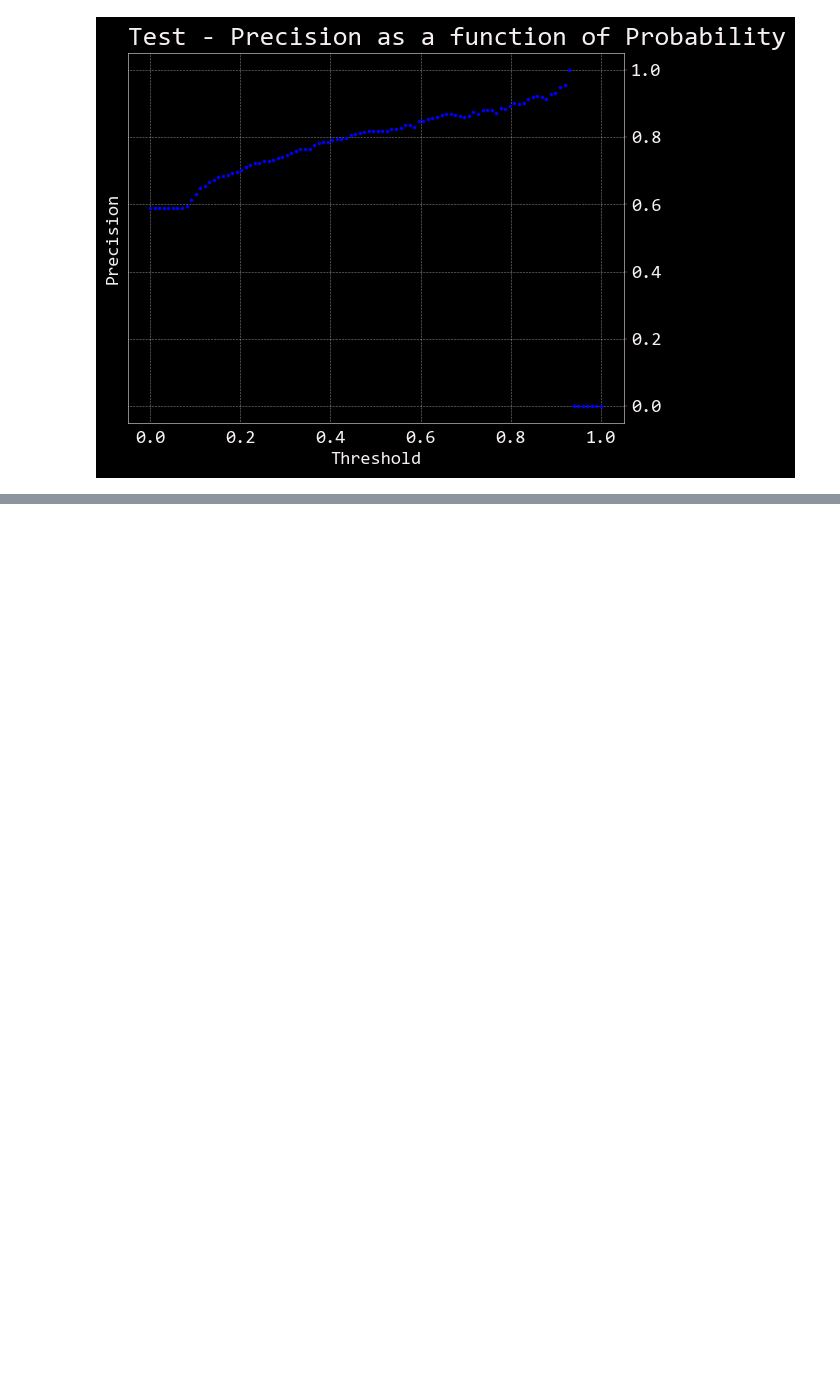
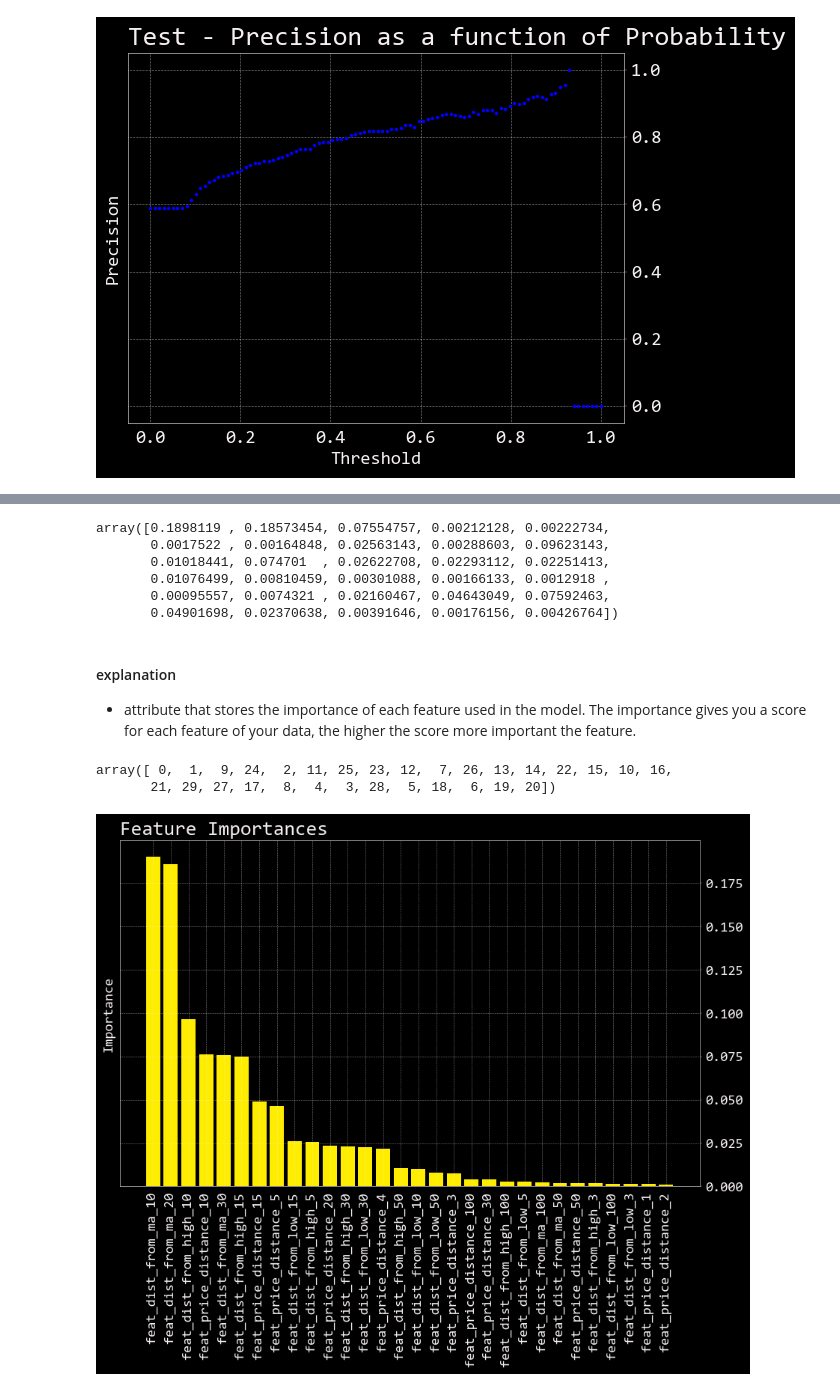
Before and after one commit to mikewenner/Data_Science, a Jupyter notebook: ML_trend_predict.ipynb, the cells around one changed output, grey strips where cells are left out. Saved outputs shown, nothing was run; the diff lists cells and outputs as text; code cells hidden in the pictures; blank space fills up the shorter version.

```diff
--- a/ML_trend_predict.ipynb
+++ b/ML_trend_predict.ipynb
@@ -512,0 +529,31 @@ get_precision_curve(clf, x_test, y_test, 'Test - Precision as a function of Prob
+# %%
+# Call the feature importances on the clf model (note the _)
+feature_importances = clf.feature_importances_
+feature_importances
+# %% [output]
+array([0.1898119 , 0.18573454, 0.07554757, 0.00212128, 0.00222734,
+       0.0017522 , 0.00164848, 0.02563143, 0.00288603, 0.09623143,
+       0.01018441, 0.074701  , 0.02622708, 0.02293112, 0.02251413,
+       0.01076499, 0.00810459, 0.00301088, 0.00166133, 0.0012918 ,
+       0.00095557, 0.0074321 , 0.02160467, 0.04643049, 0.07592463,
+       0.04901698, 0.02370638, 0.00391646, 0.00176156, 0.00426764])
+# %% [markdown]
+#### explanation
+* attribute that stores the importance of each feature used in the model. The importance gives you a score for each feature of your data, the higher the score more important the feature.
+# %%
+# Sort the features -> np array so use argsort, [::-1] for reverse -- high to low
+sorted_indicies = feature_importances.argsort()[::-1]
+sorted_indicies
+# %% [output]
+array([ 0,  1,  9, 24,  2, 11, 25, 23, 12,  7, 26, 13, 14, 22, 15, 10, 16,
+       21, 29, 27, 17,  8,  4,  3, 28,  5, 18,  6, 19, 20])
+# %%
+# Plot the feature importances
+plt.figure(figsize=(10, 6))
+plt.title("Feature Importances")
+plt.bar(range(x_train.shape[1]), feature_importances[sorted_indicies], align='center')
+plt.xticks(range(x_train.shape[1]), x_train.columns[sorted_indicies], rotation=90)
+plt.ylabel('Importance')
+plt.show()
+# %% [output]
+[figure, added]
```
Also changed, not shown: parts of 4 cells of this notebook, 1 other file.
